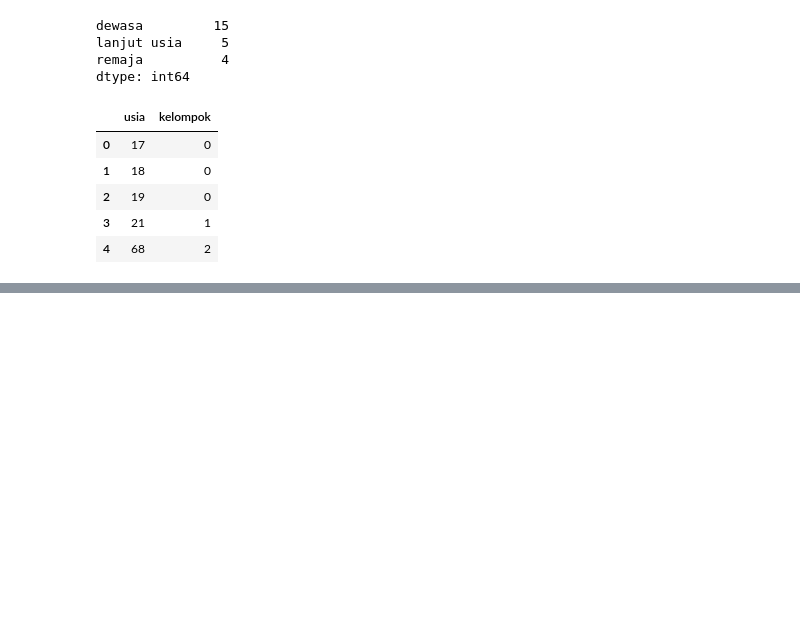
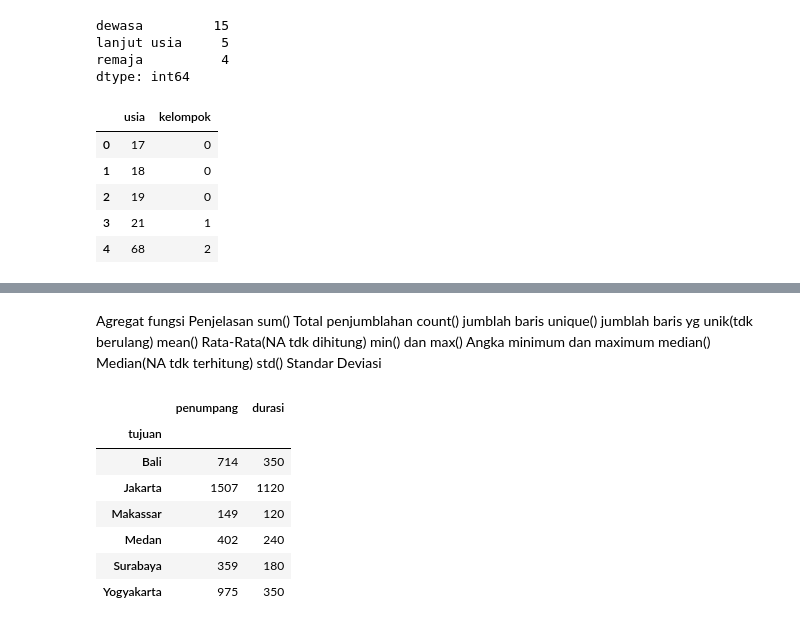
Before and after one commit to yudhaputraa/Machine_Learning, a Jupyter notebook: belajar_pandas.ipynb, the cells around one changed output, grey strips where cells are left out. Drawn from its saved outputs; the diff is of its cells as text; code cells hidden in the pictures; blank space fills up the shorter version.

Commit message:
agregat

```diff
--- a/belajar_pandas.ipynb
+++ b/belajar_pandas.ipynb
@@ -454,0 +476,22 @@ df1.head(5)
+# %% [markdown]
+Agregat
+fungsi          Penjelasan
+sum()           Total penjumblahan
+count()         jumblah baris
+unique()        jumblah baris yg unik(tdk berulang)
+mean()          Rata-Rata(NA tdk dihitung)
+min() dan max() Angka minimum dan maximum
+median()        Median(NA tdk terhitung)
+std()           Standar Deviasi
+# %%
+perharitujuan = df1.groupby('tujuan')
+perharitujuan.sum()
+# %% [output]
+|  | penumpang | durasi |
+| tujuan |  |  |
+| Bali | 714 | 350 |
+| Jakarta | 1507 | 1120 |
+| Makassar | 149 | 120 |
+| Medan | 402 | 240 |
+| Surabaya | 359 | 180 |
+| Yogyakarta | 975 | 350 |
```
Also changed, not shown: parts of 3 cells of this notebook, 3 other files.
